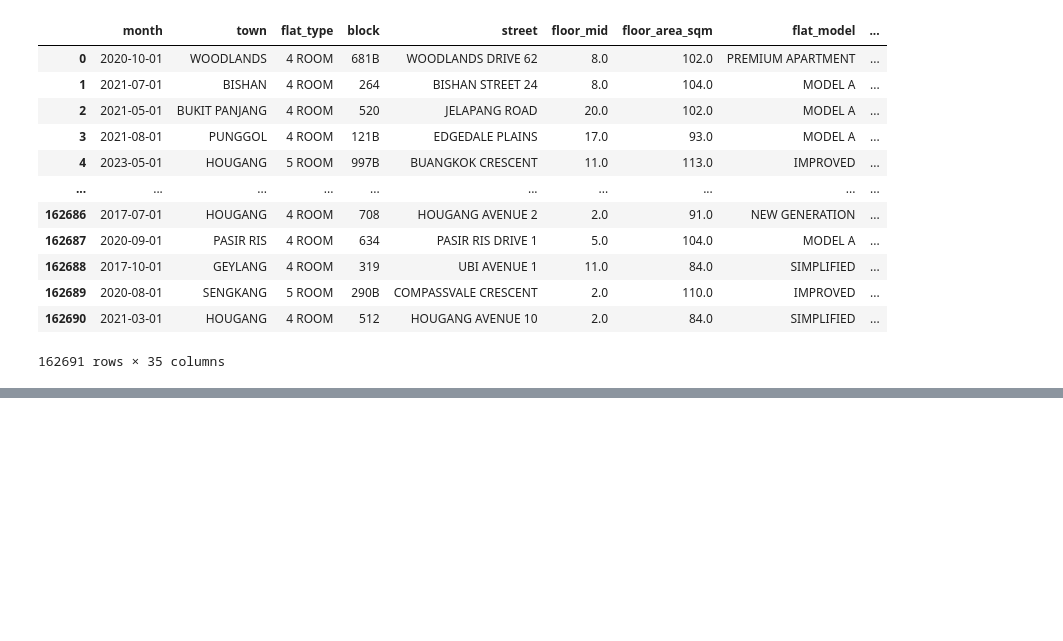
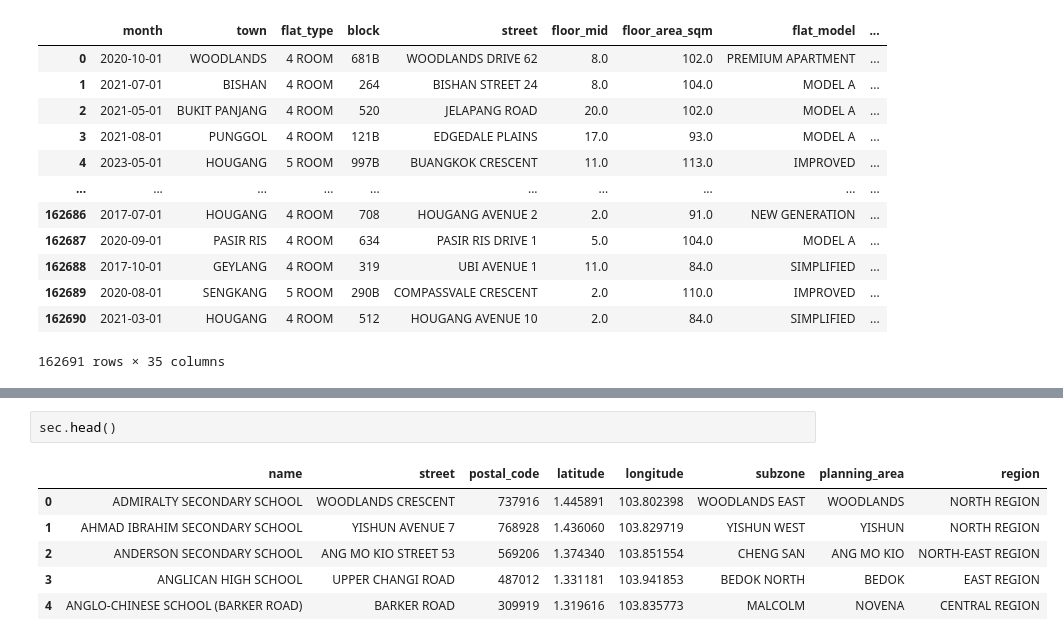
Before and after one commit to Biscuitkru/CS5228_Project, a Jupyter notebook: CS5228_Project.ipynb, the cells around one changed output, grey strips where cells are left out. Cells and saved outputs as stored; diff of their text form; blank space fills up the shorter version.

```diff
--- a/CS5228_Project.ipynb
+++ b/CS5228_Project.ipynb
@@ -362,0 +383,9 @@ train_df
+# %%
+sec.head()
+# %% [output]
+|  | name | street | postal_code | latitude | longitude | subzone | planning_area | region |
+| 0 | ADMIRALTY SECONDARY SCHOOL | WOODLANDS CRESCENT | 737916 | 1.445891 | 103.802398 | WOODLANDS EAST | WOODLANDS | NORTH REGION |
+| 1 | AHMAD IBRAHIM SECONDARY SCHOOL | YISHUN AVENUE 7 | 768928 | 1.436060 | 103.829719 | YISHUN WEST | YISHUN | NORTH REGION |
+| 2 | ANDERSON SECONDARY SCHOOL | ANG MO KIO STREET 53 | 569206 | 1.374340 | 103.851554 | CHENG SAN | ANG MO KIO | NORTH-EAST REGION |
+| 3 | ANGLICAN HIGH SCHOOL | UPPER CHANGI ROAD | 487012 | 1.331181 | 103.941853 | BEDOK NORTH | BEDOK | EAST REGION |
+| 4 | ANGLO-CHINESE SCHOOL (BARKER ROAD) | BARKER ROAD | 309919 | 1.319616 | 103.835773 | MALCOLM | NOVENA | CENTRAL REGION |
```
Also changed, not shown: parts of 6 cells of this notebook.
